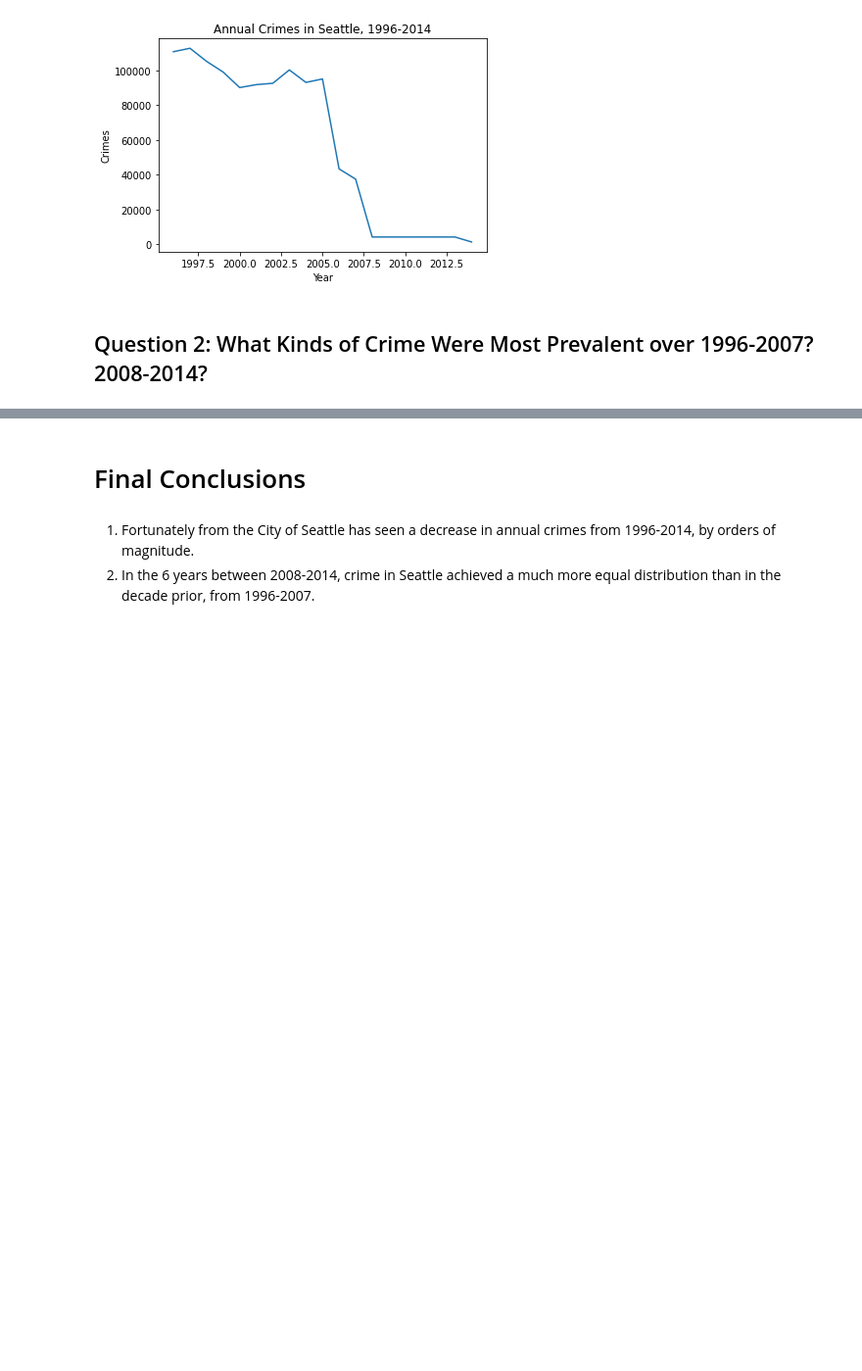
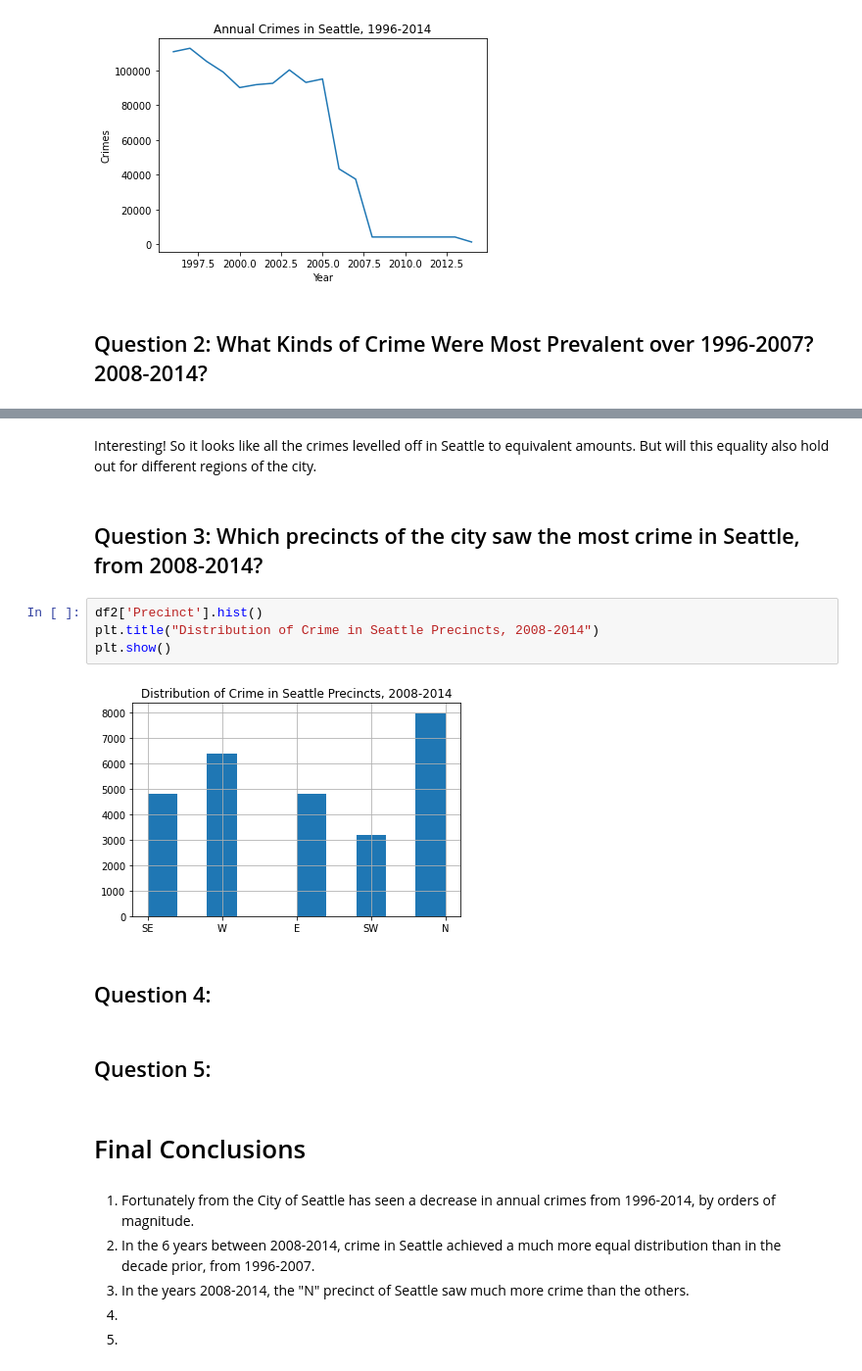
Before and after one commit to UPstartDeveloper/seattle-crime-analysis, a Jupyter notebook: analysis.ipynb, the cells around one changed output, grey strips where cells are left out. Shown: that part at 98% size. Drawn from its saved outputs; the diff is of its cells as text; blank space fills up the shorter version.

```diff
--- a/analysis.ipynb
+++ b/analysis.ipynb
@@ -160,5 +178,22 @@ plt.show()
+# %% [markdown]
+Interesting! So it looks like all the crimes levelled off in Seattle to equivalent amounts. But will this equality also hold out for different regions of the city.
+# %% [markdown]
+## Question 3: Which precincts of the city saw the most crime in Seattle, from 2008-2014?
+# %%
+df2['Precinct'].hist()
+plt.title("Distribution of Crime in Seattle Precincts, 2008-2014")
+plt.show()
+# %% [output]
+[figure, added]
+# %% [markdown]
+## Question 4:
+# %% [markdown]
+## Question 5:
 # %% [markdown]
 # Final Conclusions
 # %% [markdown]
 1. Fortunately from the City of Seattle has seen a decrease in annual crimes from 1996-2014, by orders of magnitude.
 2. In the 6 years between 2008-2014, crime in Seattle achieved a much more equal distribution than in the decade prior, from 1996-2007.
+3. In the years 2008-2014, the "N" precinct of Seattle saw much more crime than the others.
+4.
+5.
```
Also changed, not shown: parts of 4 cells of this notebook.
